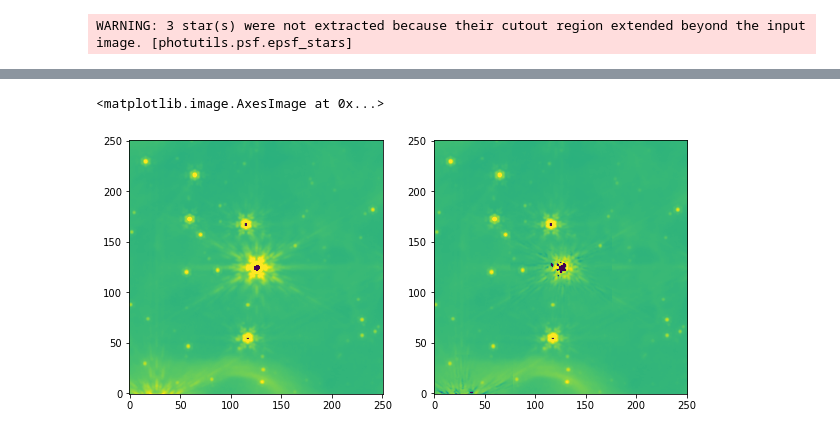
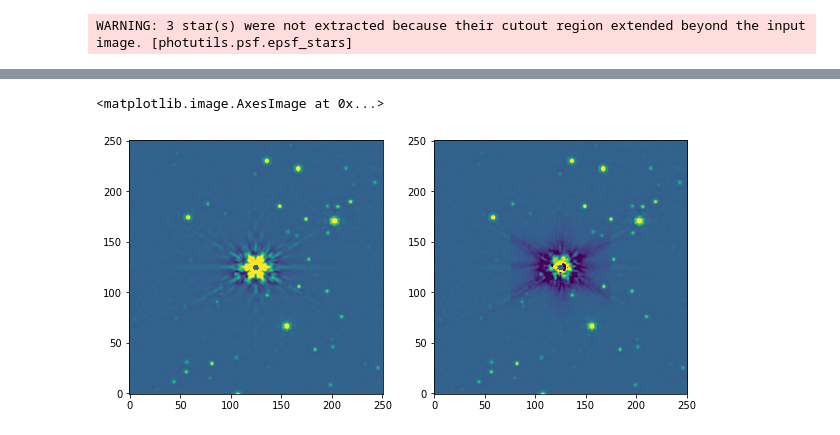
Before and after one commit to keflavich/JW0731_Carina, a Jupyter notebook: FitSaturatedStars.ipynb, the cells around one changed output, grey strips where cells are left out. Cells and saved outputs as stored; diff of their text form; code cells hidden in the pictures.

```diff
--- a/FitSaturatedStars.ipynb
+++ b/FitSaturatedStars.ipynb
@@ -150,3 +155,9 @@ Table length=9
+# %%
+im1 = fits.open('/orange/adamginsburg/jwst/jw02731/L3/t/jw02731-o001_t017_nircam_clear-f444w_i2d.fits')
+origdata = im1[1].data
+im2 = fits.open('/orange/adamginsburg/jwst/jw02731/background_estimation/F444W_filter-based-background-subtraction.fits')
+data = im2[0].data
+data[origdata == 0] = 0
 # %%
 phot = BasicPSFPhotometry(finder=finder_maker(min_size=100, max_size=200),
                           group_maker=daogroup,
@@ -312,5 +321,5 @@ pl.subplot(1,2,2).imshow(resid[slc]*msk, origin='lower', norm=norm)
 # %%
-phot = BasicPSFPhotometry(finder=finder_maker(min_size=40, max_size=50),
+phot = BasicPSFPhotometry(finder=finder_maker(min_size=30, max_size=50),
                           group_maker=daogroup,
                           bkg_estimator=None, # must be none or it un-saturates pixels
                           psf_model=grid,
@@ -331,12 +342,12 @@ third_brightest_stars = extract_stars(NDData(data), stars_tbl, size=251)
 # %%
 star = third_brightest_stars[0]
 
 pl.figure(figsize=(10,5))
 slc = star.slices
-norm = simple_norm(data[slc], stretch='log', max_percent=99.5, min_percent=0.01)
+norm = simple_norm(data[slc], stretch='asinh', max_percent=99.5, min_percent=0.01)
 msk = data[slc] != 0
 pl.subplot(1,2,1).imshow(data[slc]*msk, origin='lower', norm=norm)
 pl.subplot(1,2,2).imshow(resid[slc]*msk, origin='lower', norm=norm)
 # %% [output]
 <matplotlib.image.AxesImage at 0x...>
-[figure, old version]
+[figure, new version]
```
Also changed, not shown: parts of 36 cells of this notebook, 1 other file.
